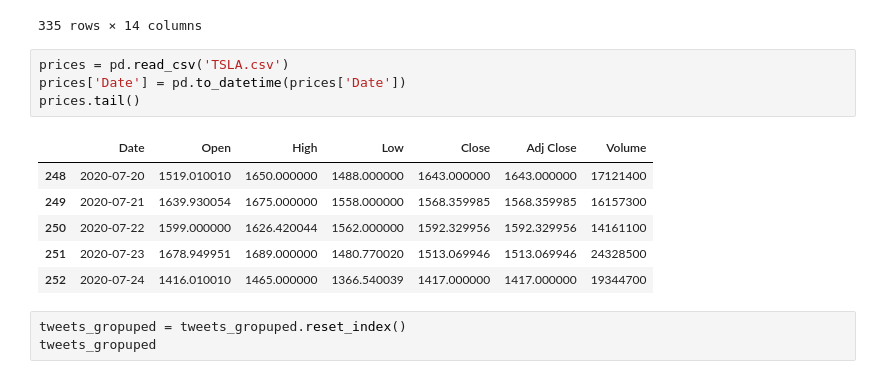
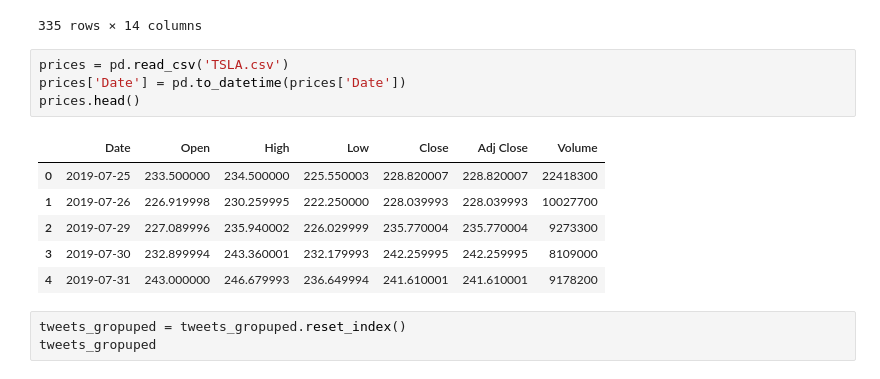
Before and after one commit to tbilaszewski/master-thesis, a Jupyter notebook: main.ipynb, the cells around one changed output. Drawn from its saved outputs; the diff is of its cells as text.

```diff
--- a/main.ipynb
+++ b/main.ipynb
@@ -183,14 +183,14 @@ tweets_gropuped
 # %%
 prices = pd.read_csv('TSLA.csv')
 prices['Date'] = pd.to_datetime(prices['Date'])
-prices.tail()
+prices.head()
 # %% [output]
 |  | Date | Open | High | Low | Close | Adj Close | Volume |
-| 248 | 2020-07-20 | 1519.010010 | 1650.000000 | 1488.000000 | 1643.000000 | 1643.000000 | 17121400 |
-| 249 | 2020-07-21 | 1639.930054 | 1675.000000 | 1558.000000 | 1568.359985 | 1568.359985 | 16157300 |
-| 250 | 2020-07-22 | 1599.000000 | 1626.420044 | 1562.000000 | 1592.329956 | 1592.329956 | 14161100 |
-| 251 | 2020-07-23 | 1678.949951 | 1689.000000 | 1480.770020 | 1513.069946 | 1513.069946 | 24328500 |
-| 252 | 2020-07-24 | 1416.010010 | 1465.000000 | 1366.540039 | 1417.000000 | 1417.000000 | 19344700 |
+| 0 | 2019-07-25 | 233.500000 | 234.500000 | 225.550003 | 228.820007 | 228.820007 | 22418300 |
+| 1 | 2019-07-26 | 226.919998 | 230.259995 | 222.250000 | 228.039993 | 228.039993 | 10027700 |
+| 2 | 2019-07-29 | 227.089996 | 235.940002 | 226.029999 | 235.770004 | 235.770004 | 9273300 |
+| 3 | 2019-07-30 | 232.899994 | 243.360001 | 232.179993 | 242.259995 | 242.259995 | 8109000 |
+| 4 | 2019-07-31 | 243.000000 | 246.679993 | 236.649994 | 241.610001 | 241.610001 | 9178200 |
 # %%
 tweets_gropuped = tweets_gropuped.reset_index()
 tweets_gropuped
```
